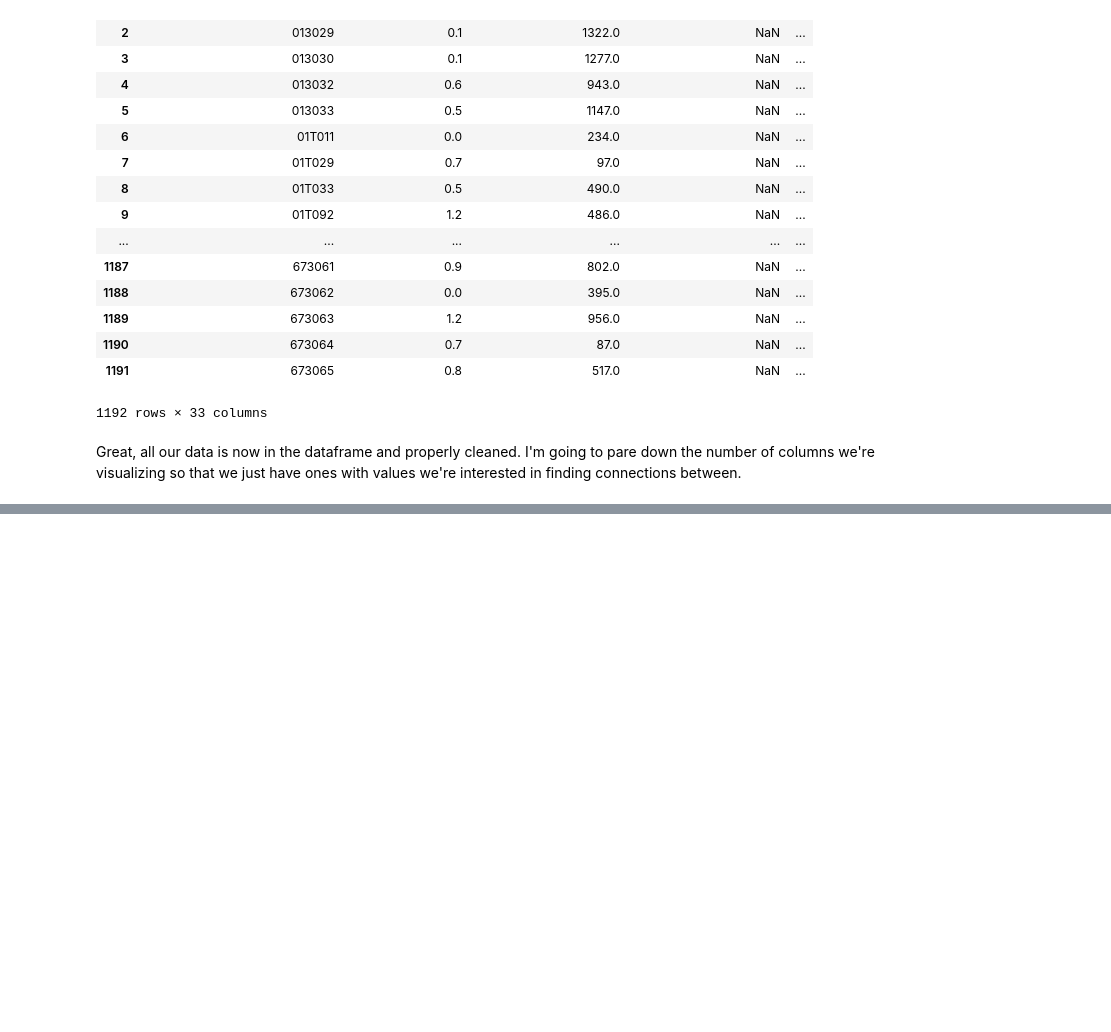
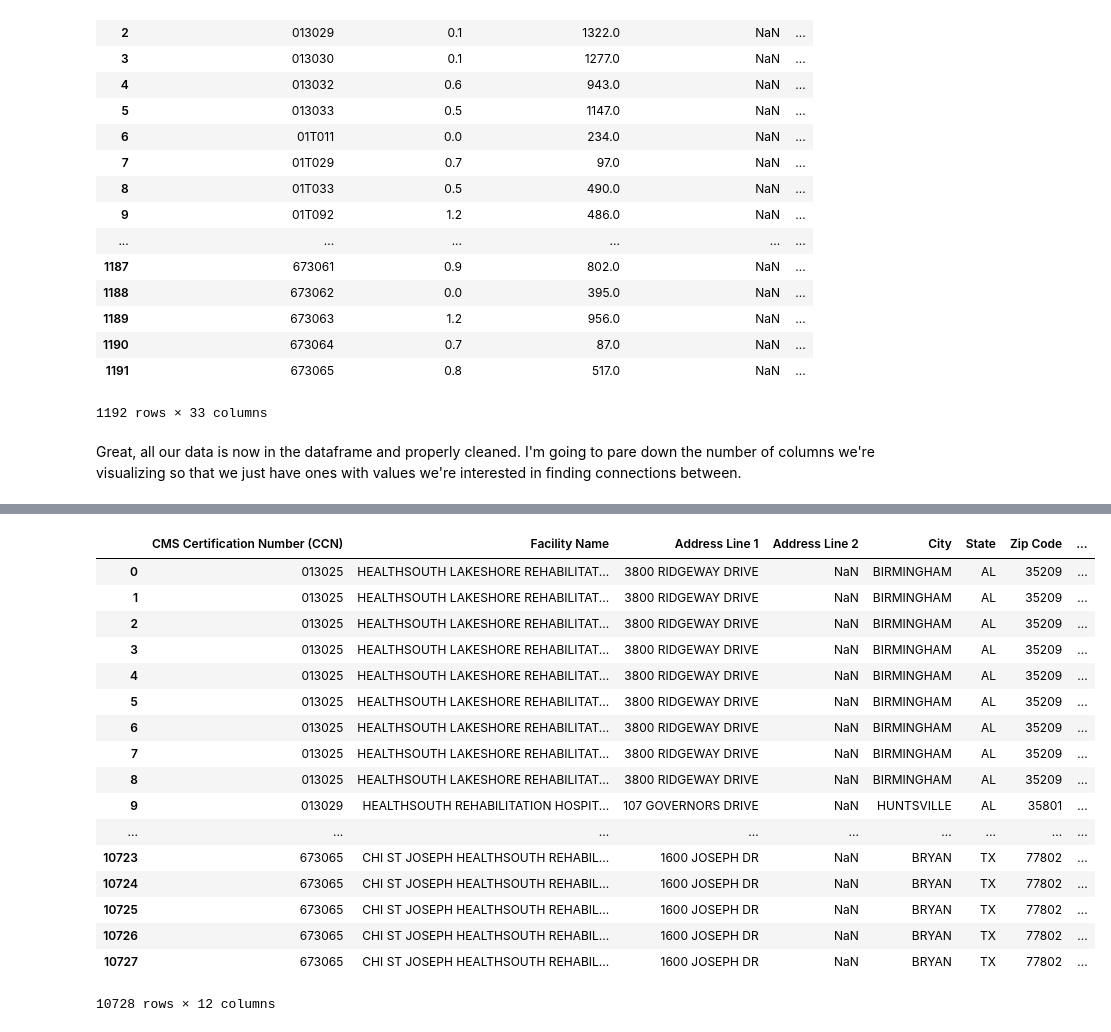
Before and after one commit to SpencerNorris/MedicareInpatientFacilities, a Jupyter notebook: Inpatient Facilities.ipynb, the cells around one changed output, grey strips where cells are left out. Saved outputs shown, nothing was run; the diff lists cells and outputs as text; code cells hidden in the pictures; blank space fills up the shorter version.

```diff
--- a/Inpatient Facilities.ipynb
+++ b/Inpatient Facilities.ipynb
@@ -201,0 +268,21 @@ sns.heatmap(vis_data_corr,
+# %%
+conditions
+# %% [output]
+|  | CMS Certification Number (CCN) | Facility Name | Address Line 1 | Address Line 2 | City | State | Zip Code | ... |
+| 0 | 013025 | HEALTHSOUTH LAKESHORE REHABILITAT... | 3800 RIDGEWAY DRIVE | NaN | BIRMINGHAM | AL | 35209 | ... |
+| 1 | 013025 | HEALTHSOUTH LAKESHORE REHABILITAT... | 3800 RIDGEWAY DRIVE | NaN | BIRMINGHAM | AL | 35209 | ... |
+| 2 | 013025 | HEALTHSOUTH LAKESHORE REHABILITAT... | 3800 RIDGEWAY DRIVE | NaN | BIRMINGHAM | AL | 35209 | ... |
+| 3 | 013025 | HEALTHSOUTH LAKESHORE REHABILITAT... | 3800 RIDGEWAY DRIVE | NaN | BIRMINGHAM | AL | 35209 | ... |
+| 4 | 013025 | HEALTHSOUTH LAKESHORE REHABILITAT... | 3800 RIDGEWAY DRIVE | NaN | BIRMINGHAM | AL | 35209 | ... |
+| 5 | 013025 | HEALTHSOUTH LAKESHORE REHABILITAT... | 3800 RIDGEWAY DRIVE | NaN | BIRMINGHAM | AL | 35209 | ... |
+| 6 | 013025 | HEALTHSOUTH LAKESHORE REHABILITAT... | 3800 RIDGEWAY DRIVE | NaN | BIRMINGHAM | AL | 35209 | ... |
+| 7 | 013025 | HEALTHSOUTH LAKESHORE REHABILITAT... | 3800 RIDGEWAY DRIVE | NaN | BIRMINGHAM | AL | 35209 | ... |
+| 8 | 013025 | HEALTHSOUTH LAKESHORE REHABILITAT... | 3800 RIDGEWAY DRIVE | NaN | BIRMINGHAM | AL | 35209 | ... |
+| 9 | 013029 | HEALTHSOUTH REHABILITATION HOSPIT... | 107 GOVERNORS DRIVE | NaN | HUNTSVILLE | AL | 35801 | ... |
+| ... | ... | ... | ... | ... | ... | ... | ... | ... |
+| 10723 | 673065 | CHI ST JOSEPH HEALTHSOUTH REHABIL... | 1600 JOSEPH DR | NaN | BRYAN | TX | 77802 | ... |
+| 10724 | 673065 | CHI ST JOSEPH HEALTHSOUTH REHABIL... | 1600 JOSEPH DR | NaN | BRYAN | TX | 77802 | ... |
+| 10725 | 673065 | CHI ST JOSEPH HEALTHSOUTH REHABIL... | 1600 JOSEPH DR | NaN | BRYAN | TX | 77802 | ... |
+| 10726 | 673065 | CHI ST JOSEPH HEALTHSOUTH REHABIL... | 1600 JOSEPH DR | NaN | BRYAN | TX | 77802 | ... |
+| 10727 | 673065 | CHI ST JOSEPH HEALTHSOUTH REHABIL... | 1600 JOSEPH DR | NaN | BRYAN | TX | 77802 | ... |
+10728 rows × 12 columns
```
Also changed, not shown: parts of 14 cells of this notebook.
